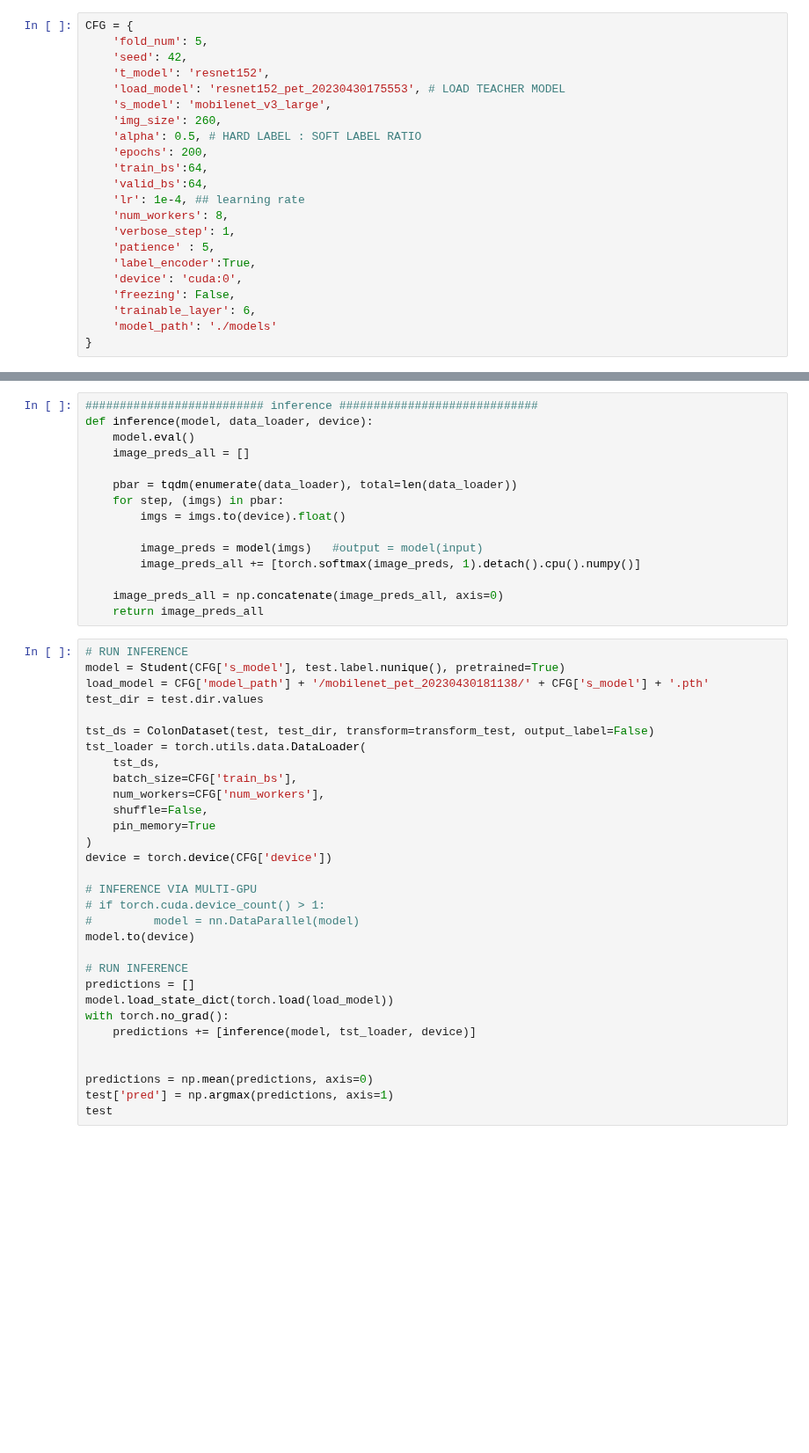
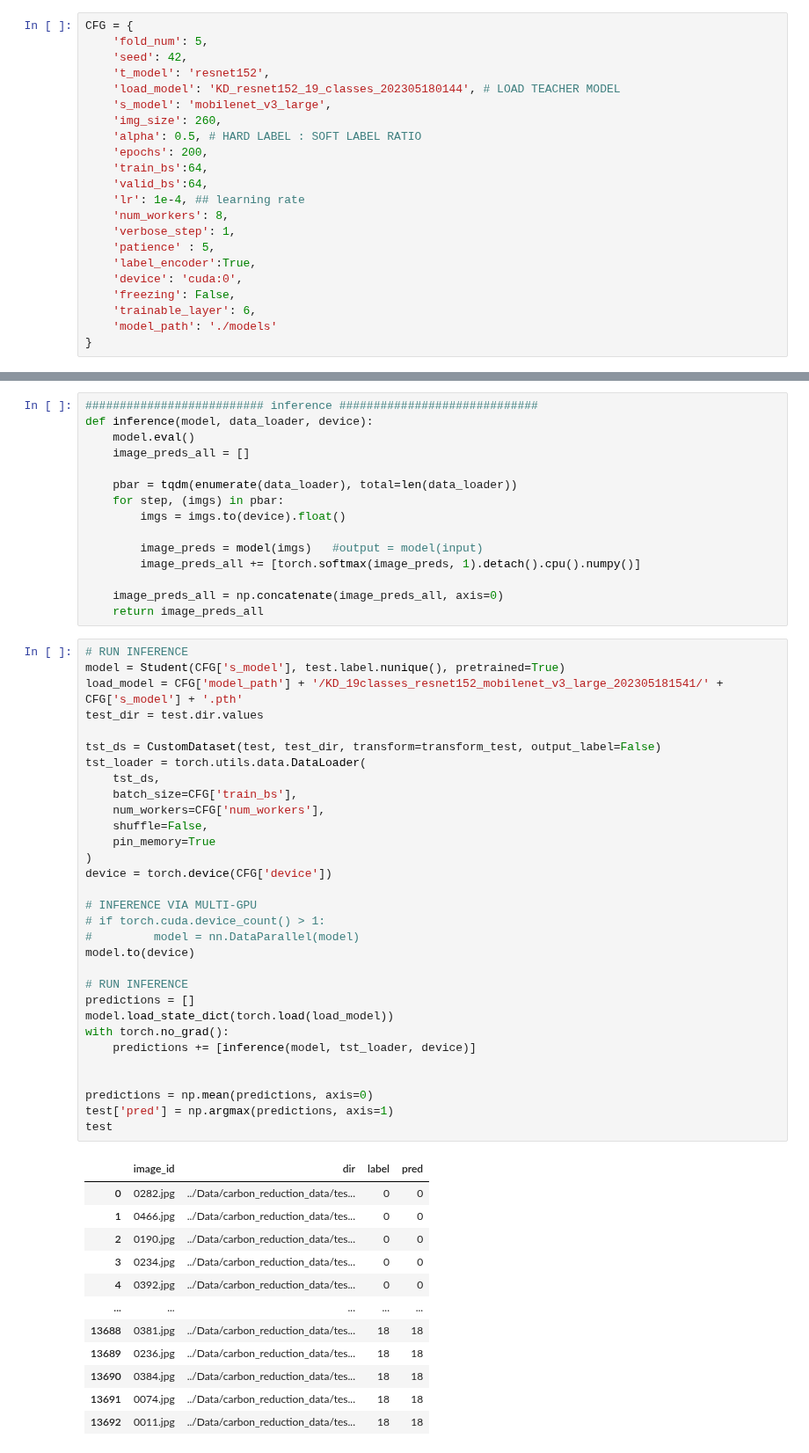
Before and after one commit to hojunking/KD_models, a Jupyter notebook: student_classifier.ipynb, the cells around one changed output, grey strips where cells are left out. Shown at 88% size. Cells and saved outputs as stored; diff of their text form; blank space fills up the shorter version.

```diff
--- a/student_classifier.ipynb
+++ b/student_classifier.ipynb
@@ -41,7 +39,7 @@ CFG = {
     'fold_num': 5,
     'seed': 42,
     't_model': 'resnet152',
-    'load_model': 'resnet152_pet_20230430175553', # LOAD TEACHER MODEL
+    'load_model': 'KD_resnet152_19_classes_202305180144', # LOAD TEACHER MODEL
     's_model': 'mobilenet_v3_large',
     'img_size': 260,
     'alpha': 0.5, # HARD LABEL : SOFT LABEL RATIO
@@ -679,31 +762,44 @@ def inference(model, data_loader, device):
 # %%
 # RUN INFERENCE
 model = Student(CFG['s_model'], test.label.nunique(), pretrained=True)
-load_model = CFG['model_path'] + '/mobilenet_pet_20230430181138/' + CFG['s_model'] + '.pth'
+load_model = CFG['model_path'] + '/KD_19classes_resnet152_mobilenet_v3_large_202305181541/' + CFG['s_model'] + '.pth'
 test_dir = test.dir.values
 
-tst_ds = ColonDataset(test, test_dir, transform=transform_test, output_label=False)
+tst_ds = CustomDataset(test, test_dir, transform=transform_test, output_label=False)
 tst_loader = torch.utils.data.DataLoader(
     tst_ds,
     batch_size=CFG['train_bs'],
     num_workers=CFG['num_workers'],
     shuffle=False,
     pin_memory=True
 )
 device = torch.device(CFG['device'])
 
 # INFERENCE VIA MULTI-GPU
 # if torch.cuda.device_count() > 1:
 #         model = nn.DataParallel(model)
 model.to(device)
 
 # RUN INFERENCE
 predictions = []
 model.load_state_dict(torch.load(load_model))
 with torch.no_grad():
     predictions += [inference(model, tst_loader, device)]
 
 
 predictions = np.mean(predictions, axis=0)
 test['pred'] = np.argmax(predictions, axis=1)
 test
+# %% [output]
+|  | image_id | dir | label | pred |
+| 0 | 0282.jpg | ../Data/carbon_reduction_data/tes... | 0 | 0 |
+| 1 | 0466.jpg | ../Data/carbon_reduction_data/tes... | 0 | 0 |
+| 2 | 0190.jpg | ../Data/carbon_reduction_data/tes... | 0 | 0 |
+| 3 | 0234.jpg | ../Data/carbon_reduction_data/tes... | 0 | 0 |
+| 4 | 0392.jpg | ../Data/carbon_reduction_data/tes... | 0 | 0 |
+| ... | ... | ... | ... | ... |
+| 13688 | 0381.jpg | ../Data/carbon_reduction_data/tes... | 18 | 18 |
+| 13689 | 0236.jpg | ../Data/carbon_reduction_data/tes... | 18 | 18 |
+| 13690 | 0384.jpg | ../Data/carbon_reduction_data/tes... | 18 | 18 |
+| 13691 | 0074.jpg | ../Data/carbon_reduction_data/tes... | 18 | 18 |
+| 13692 | 0011.jpg | ../Data/carbon_reduction_data/tes... | 18 | 18 |
```
Also changed, not shown: parts of 13 cells of this notebook, 1 other file.
